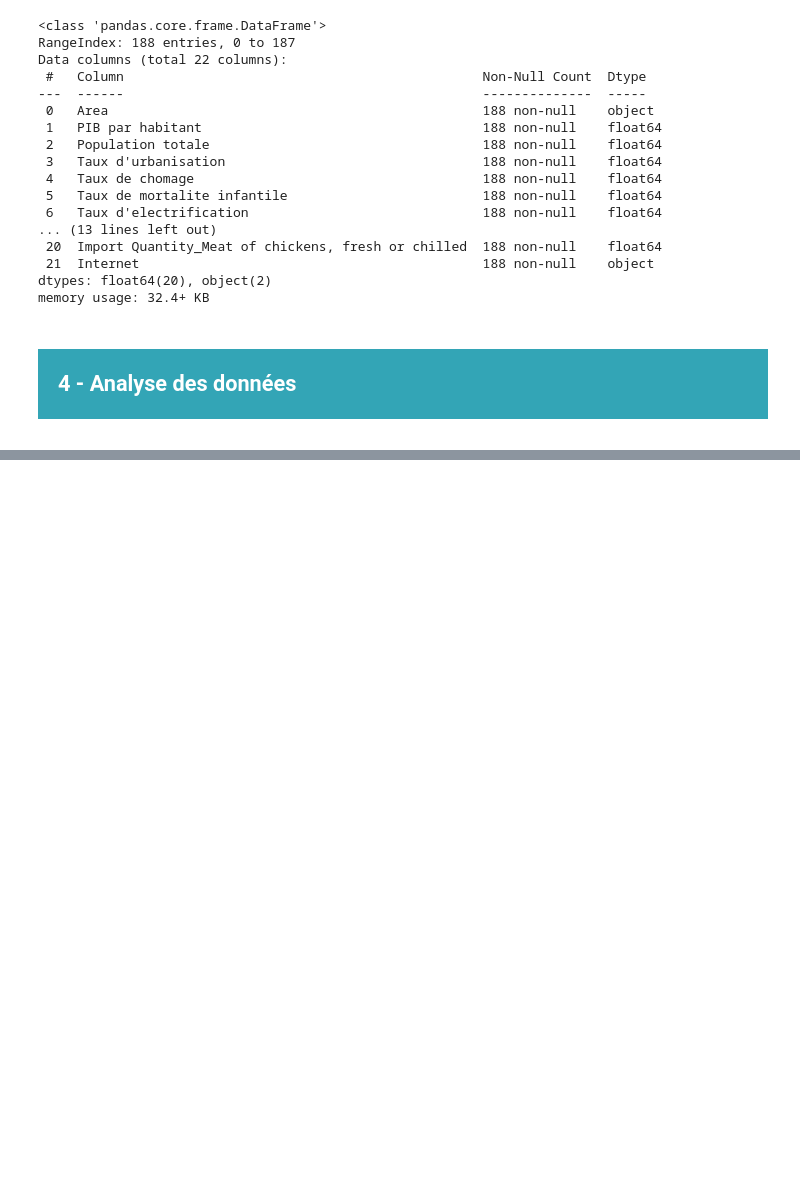
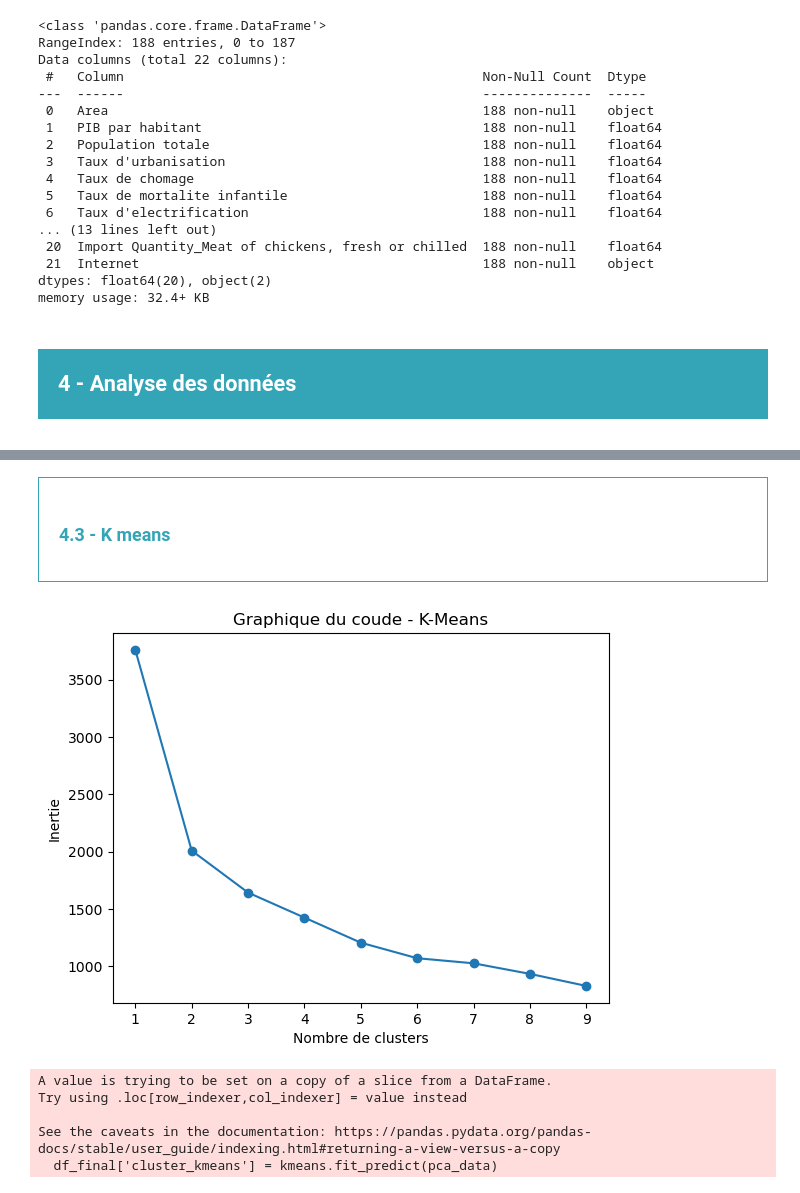
Before and after one commit to obenmaha/BioPoultryMarketAnalysis, a Jupyter notebook: Notebook.ipynb, the cells around one changed output, grey strips where cells are left out. Cells and saved outputs as stored; diff of their text form; code cells hidden in the pictures; blank space fills up the shorter version.

Commit message:
ADD STR - PCA - K MEANS - CAH

```diff
--- a/Notebook.ipynb
+++ b/Notebook.ipynb
@@ -584,0 +671,31 @@ memory usage: 32.4+ KB
+# %% [markdown]
+<div style="border: 1px solid RGB(51,165,182);" >
+<h3 style="margin: auto; padding: 20px; color: RGB(51,165,182); ">4.3 - K means</h3>
+</div>
+# %%
+# Calculer l'inertie pour plusieurs valeurs de k (nombre de clusters)
+inertias = []
+K_range = range(1, 10)  # On teste pour 1 à 10 clusters
+for k in K_range:
+    kmeans = KMeans(n_clusters=k)
+    kmeans.fit(scaled_data)
+    inertias.append(kmeans.inertia_)
+
+# Graphique du coude (Inertie vs nombre de clusters)
+plt.plot(K_range, inertias, marker='o')
+plt.title('Graphique du coude - K-Means')
+plt.xlabel('Nombre de clusters')
+plt.ylabel('Inertie')
+plt.show()
+# %% [output]
+[figure, added]
+# %%
+# 3. Appliquer K-Means sur les données réduites
+kmeans = KMeans(n_clusters=2)
+df_final['cluster_kmeans'] = kmeans.fit_predict(pca_data)
+# %% [output]
+A value is trying to be set on a copy of a slice from a DataFrame.
+Try using .loc[row_indexer,col_indexer] = value instead
+
+See the caveats in the documentation: https://pandas.pydata.org/pandas-docs/stable/user_guide/indexing.html#returning-a-view-versus-a-copy
+  df_final['cluster_kmeans'] = kmeans.fit_predict(pca_data)
```
Also changed, not shown: parts of 16 cells of this notebook.
